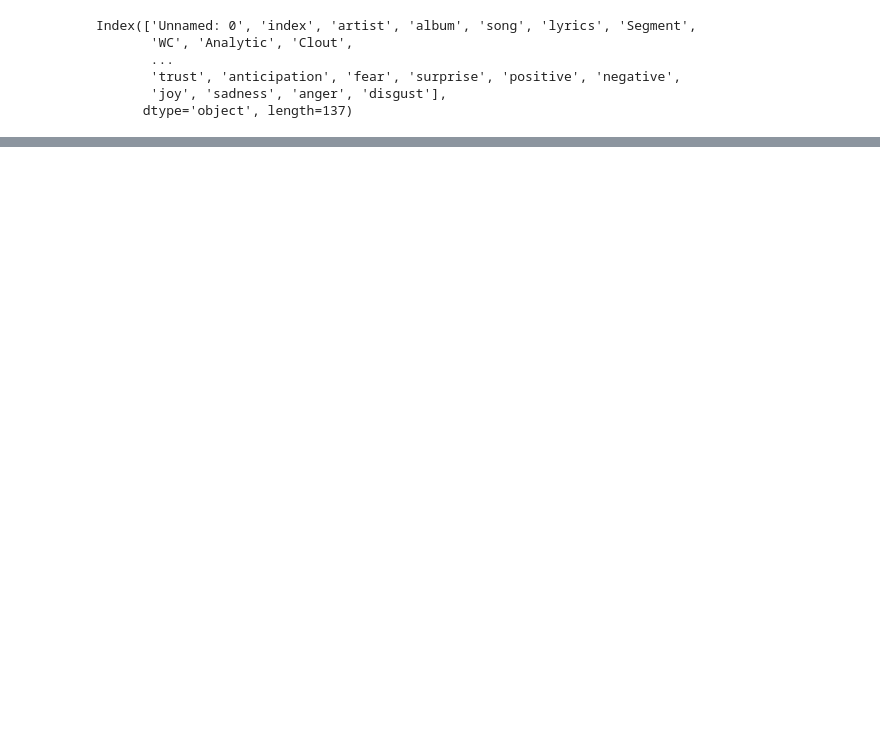
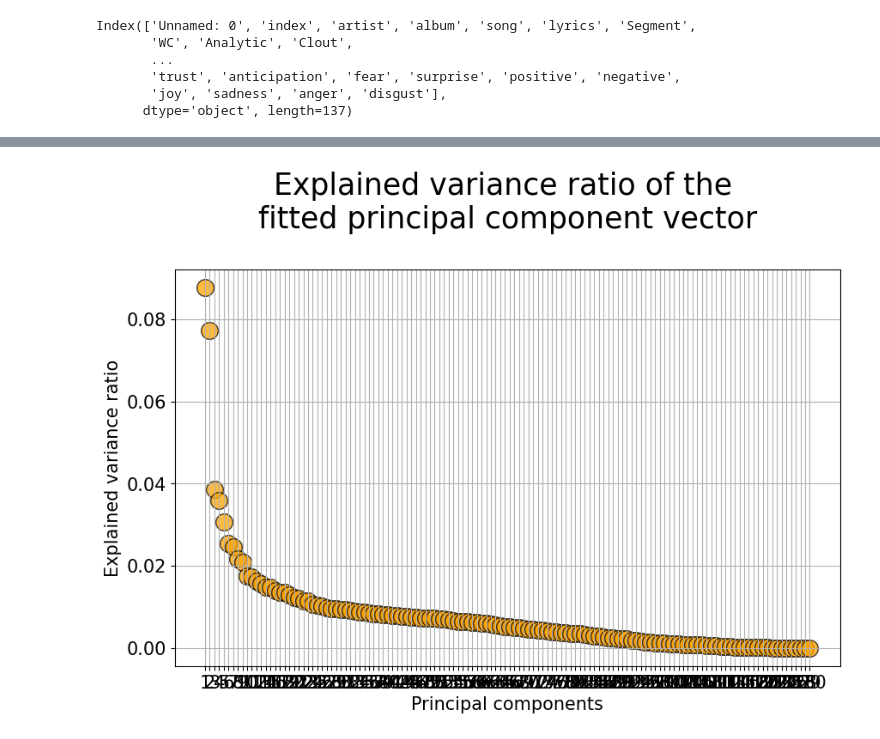
Before and after one commit to jmclip/pop_music, a Jupyter notebook: pca_draft.ipynb, the cells around one changed output, grey strips where cells are left out. Drawn from its saved outputs; the diff is of its cells as text; code cells hidden in the pictures; blank space fills up the shorter version.

Commit message:
testing out alt model specifications

```diff
--- a/pca_draft.ipynb
+++ b/pca_draft.ipynb
@@ -29,11 +36,14 @@ else:
 # emotion detection with distelroberta
 # https://huggingface.co/j-hartmann/emotion-english-distilroberta-base
 from transformers import pipeline
-emotion_model = pipeline("text-classification",
-                         model="j-hartmann/emotion-english-distilroberta-base",
-                         truncation = True)
+emotion_model = pipeline("text-classification", model="j-hartmann/emotion-english-distilroberta-base",
+                         truncation = True,
+                         device=0)  # Use GPU if available, otherwise use CPU
 
-pop['emotion'] = pop['lyrics-tokenized'].apply(lambda text: emotion_model(text)[0]['label'])
+pop['emotion'] = emotion_model(pop['lyrics'].tolist(), batch_size=8)
+pop['emotion'] = pop['emotion'].apply(lambda x: x[0]['label'])
+
+#pop['emotion'] = pop['lyrics'].apply(lambda text: emotion_model(text)[0]['label'])
 # %%
 # add NRC
 #https://www.geeksforgeeks.org/emotion-classification-using-nrc-lexicon-in-python/
@@ -68,0 +77,10 @@ pop.to_csv('pop_expanded_25_04_01.csv', index=False)
+# %%
+# now LIWC, NRC, distilbert all together : time for PCA
+from sklearn.preprocessing import StandardScaler
+scaler = StandardScaler()
+pop_scale =  pop.select_dtypes(include='number').fillna(0)
+scl = pd.DataFrame(scaler.fit_transform(pop_scale))
+#pop_pca_scaled = pd.DataFrame(data=scl,columns=pop.columns[1:])
+# %%
+scl.columns = pop_scale.columns
+scl.head()
@@ -68,0 +95,20 @@ pop.to_csv('pop_expanded_25_04_01.csv', index=False)
+# %%
+#https://github.com/tirthajyoti/Machine-Learning-with-Python/blob/master/Clustering-Dimensionality-Reduction/Principal%20Component%20Analysis.ipynb
+#from sklearn.decomposition import PCA
+pca = PCA(n_components=None)
+pop_pca = pca.fit(scl)
+# %%
+# explained variance ratio
+plt.figure(figsize=(10,6))
+plt.scatter(x=[i+1 for i in range(len(pop_pca.explained_variance_ratio_))],
+            y=pop_pca.explained_variance_ratio_,
+           s=200, alpha=0.75,c='orange',edgecolor='k')
+plt.grid(True)
+plt.title("Explained variance ratio of the \nfitted principal component vector\n",fontsize=25)
+plt.xlabel("Principal components",fontsize=15)
+plt.xticks([i+1 for i in range(len(pop_pca.explained_variance_ratio_))],fontsize=15)
+plt.yticks(fontsize=15)
+plt.ylabel("Explained variance ratio",fontsize=15)
+plt.show()
+# %% [output]
+[figure, added]
```
Also changed, not shown: parts of 11 cells of this notebook, 1 other file.
